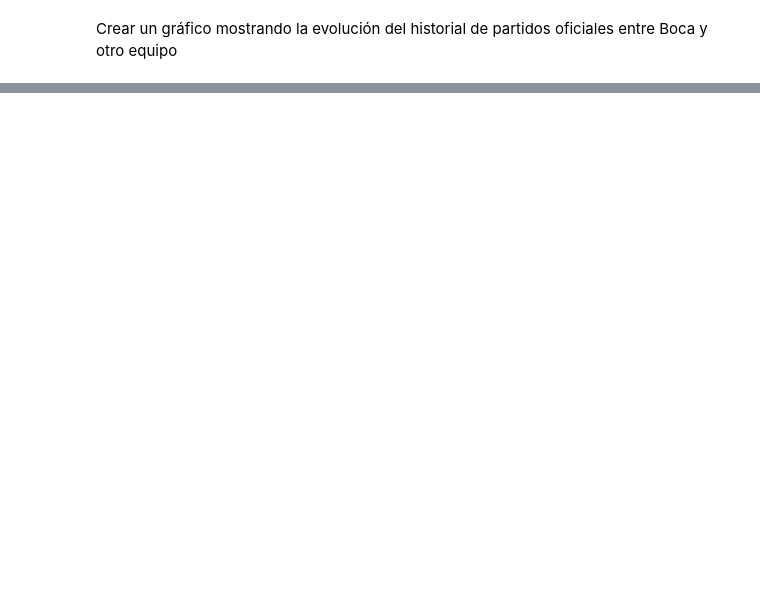
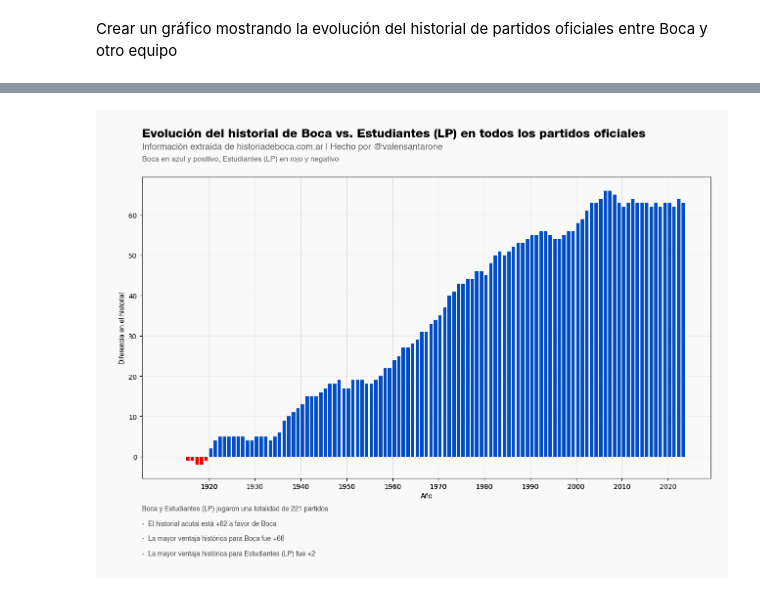
Before and after one commit to valensantarone/Boca-Juniors-DataFrame, a Jupyter notebook: historiales.ipynb, the cells around one changed output, grey strips where cells are left out. Cells and saved outputs as stored; diff of their text form; code cells hidden in the pictures; blank space fills up the shorter version.

```diff
--- a/historiales.ipynb
+++ b/historiales.ipynb
@@ -122,0 +117,7 @@ plt.show()
+# %%
+# Seleccionar rival para ver la evolución del historial
+# (El nombre debe ser tal cual aparece en el DataFrame o en la página de historiadeboca.com.ar)
+rival = "Estudiantes (LP)"
+get_historial(rival)
+# %% [output]
+[figure, added]
```
Also changed, not shown: parts of 2 cells of this notebook, 7 other files.
